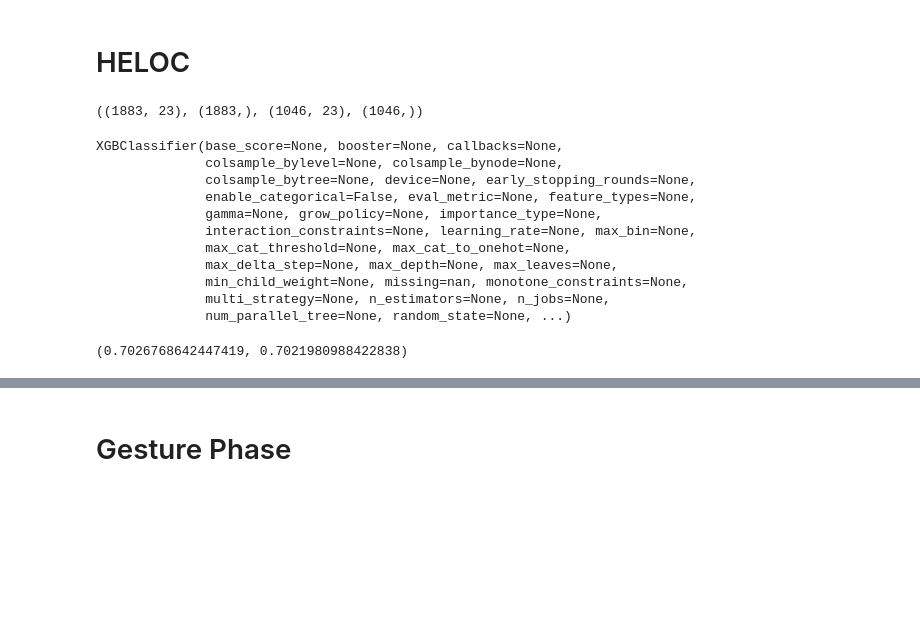
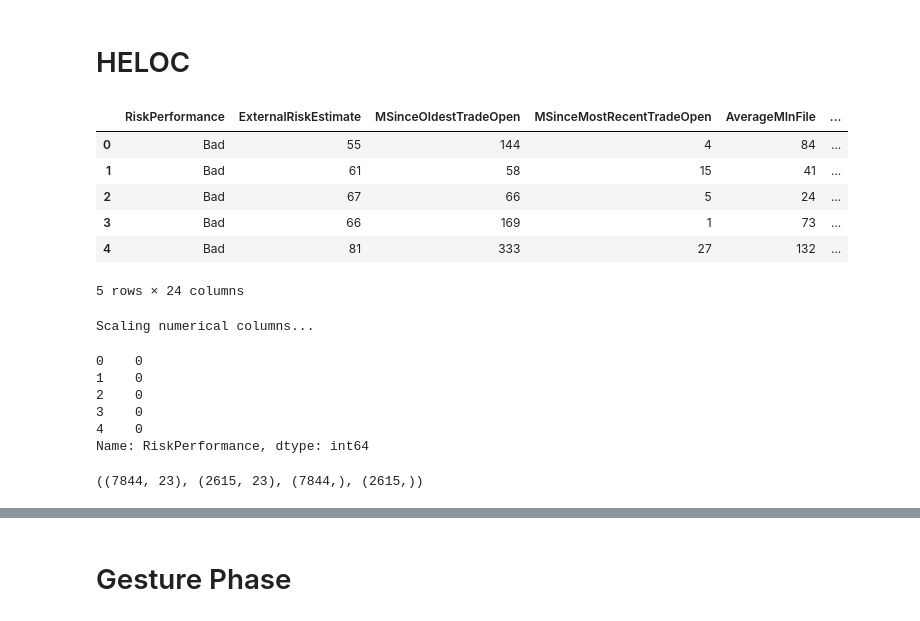
Before and after one commit to EdenYavin/Tabular-Cloud-ML, a Jupyter notebook: notebooks/baseline.ipynb, the cells around one changed output, grey strips where cells are left out. Cells and saved outputs as stored; diff of their text form; code cells hidden in the pictures; blank space fills up the shorter version.

```diff
--- a/notebooks/baseline.ipynb
+++ b/notebooks/baseline.ipynb
@@ -32,28 +171,36 @@ def one_hot_labels(num_classes: int, labels: np.ndarray) -> np.ndarray:
 # %% [markdown]
 # HELOC
 # %%
-X_train, y_train, X_test, y_test = load_data("heloc", 0.2)
-X_train.shape, y_train.shape, X_test.shape, y_test.shape
+DATASET_NAME = "heloc"
+
+DATASET_PATH = DATASET_DIR / DATASET_NAME / "dataset.csv"
+dataset = pd.read_csv(DATASET_PATH)
+dataset.head()
 # %% [output]
+|  | RiskPerformance | ExternalRiskEstimate | MSinceOldestTradeOpen | MSinceMostRecentTradeOpen | AverageMInFile | ... |
+| 0 | Bad | 55 | 144 | 4 | 84 | ... |
+| 1 | Bad | 61 | 58 | 15 | 41 | ... |
+| 2 | Bad | 67 | 66 | 5 | 24 | ... |
+| 3 | Bad | 66 | 169 | 1 | 73 | ... |
+| 4 | Bad | 81 | 333 | 27 | 132 | ... |
-((1883, 23), (1883,), (1046, 23), (1046,))
+5 rows × 24 columns
 # %%
-clf = XGBClassifier()
-clf.fit(X_train, y_train)
+dataset = preprocess(dataset)
+X,y = dataset.iloc[:, 1:], dataset.iloc[:, 0]
+y.head()
 # %% [output]
-XGBClassifier(base_score=None, booster=None, callbacks=None,
-              colsample_bylevel=None, colsample_bynode=None,
-              colsample_bytree=None, device=None, early_stopping_rounds=None,
-              enable_categorical=False, eval_metric=None, feature_types=None,
-              gamma=None, grow_policy=None, importance_type=None,
-              interaction_constraints=None, learning_rate=None, max_bin=None,
-              max_cat_threshold=None, max_cat_to_onehot=None,
-              max_delta_step=None, max_depth=None, max_leaves=None,
-              min_child_weight=None, missing=nan, monotone_constraints=None,
-              multi_strategy=None, n_estimators=None, n_jobs=None,
-              num_parallel_tree=None, random_state=None, ...)
+Scaling numerical columns...
+0    0
+1    0
+2    0
+3    0
+4    0
+Name: RiskPerformance, dtype: int64
 # %%
-preds = clf.predict(X_test)
-accuracy_score(y_test, preds), f1_score(y_test, preds, average='weighted')
+from sklearn.model_selection import train_test_split
+
+X_train, X_test, y_train, y_test = train_test_split(X,y, random_state=42, stratify=y)
+X_train.shape, X_test.shape, y_train.shape, y_test.shape
 # %% [output]
-(0.7026768642447419, 0.7021980988422838)
+((7844, 23), (2615, 23), (7844,), (2615,))
 # %%
```
Also changed, not shown: parts of 12 cells of this notebook, 13 other files.
